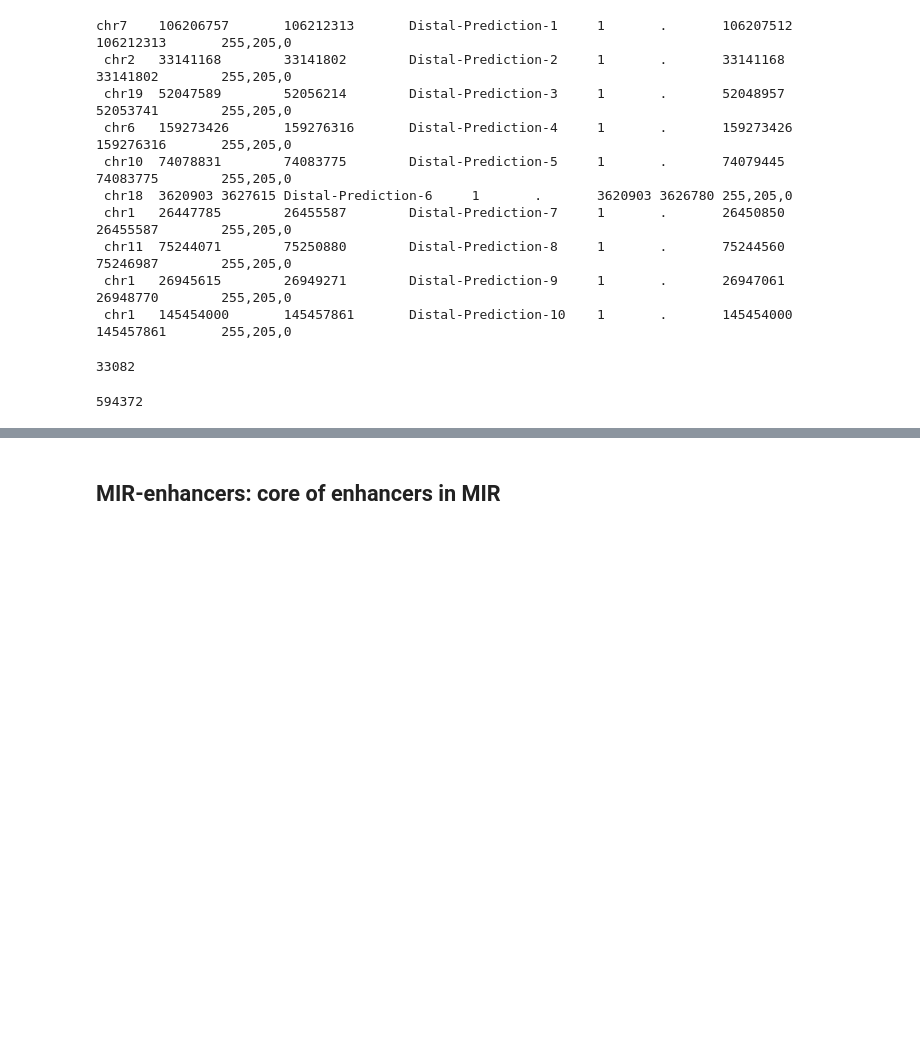
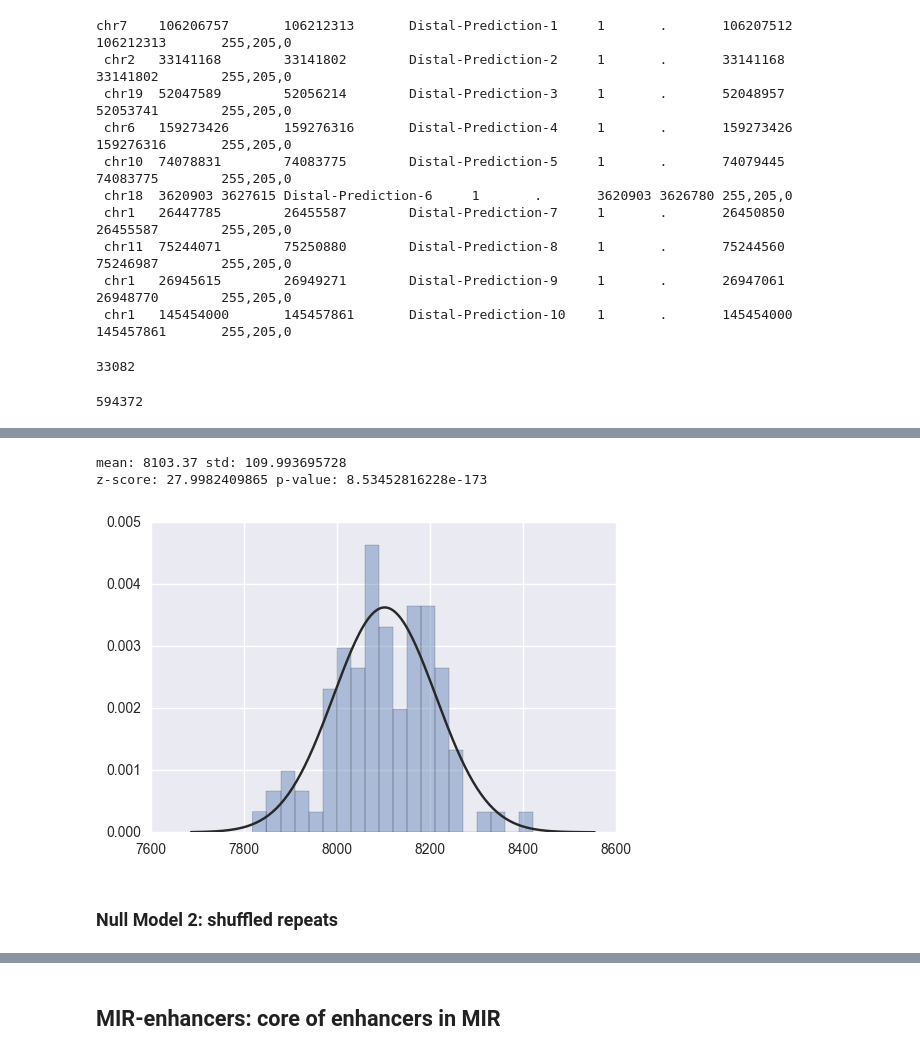
Before and after one commit to mvanzetti/thesis, a Jupyter notebook: notebooks/MIR-derived enhancers.ipynb, the cells around one changed output, grey strips where cells are left out. Cells and saved outputs as stored; diff of their text form; code cells hidden in the pictures; blank space fills up the shorter version.

```diff
--- a/notebooks/MIR-derived enhancers.ipynb
+++ b/notebooks/MIR-derived enhancers.ipynb
@@ -90,0 +144,31 @@ encode_bed_df = encode_bed.to_dataframe()
+# %%
+def compare_null_model(counts, real_count):
+    print("mean:", np.mean(counts), "std:", np.std(counts))
+    import seaborn as sns
+    %matplotlib inline
+    import scipy.stats as st
+    sns.distplot(counts, kde=False, fit=st.norm, bins=20)
+    z_score =(real_count - np.mean(counts))/np.std(counts)
+    p_values = st.norm.sf(abs(z_score))
+    print("z-score:", z_score, "p-value:",p_values)
+# %%
+def build_shuffled_full_overlap(bed, bed_overlap_with, assembly_path):
+    shuffled_bed = bed.shuffle(g=assembly_path)
+    core_null_model_intersection = shuffled_bed.intersect(bed_overlap_with, F=1)
+    return core_null_model_intersection.count()
+# %%
+from joblib import Parallel, delayed
+import multiprocessing
+counts = []
+num_cores = multiprocessing.cpu_count()
+counts.append(Parallel(n_jobs=num_cores)(delayed(build_shuffled_full_overlap)
+                                             (encode_bed, repeat_bed, assembly_path)
+                                             for i in range(0, 100)))
+# %%
+compare_null_model(counts, real_count)
+# %% [output]
+mean: 8103.37 std: 109.993695728
+z-score: 27.9982409865 p-value: 8.53452816228e-173
+[figure, added]
+# %% [markdown]
+### Null Model 2: shuffled repeats
```
Also changed, not shown: parts of 46 cells of this notebook, 2 other files.
